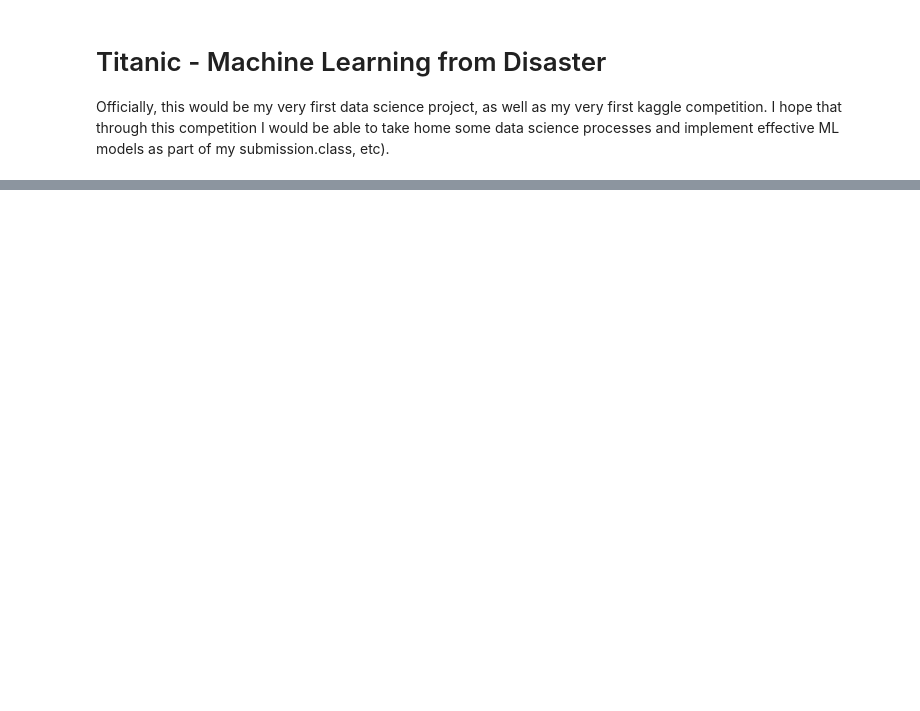
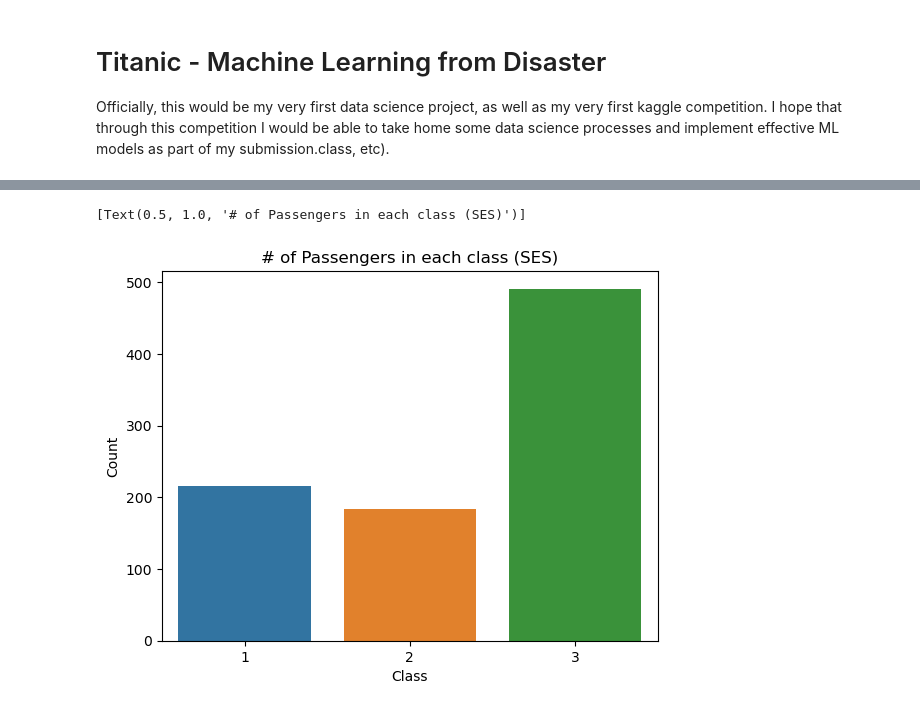
Before and after one commit to Bobblite/kaggle, a Jupyter notebook: titanic/titanic.ipynb, the cells around one changed output, grey strips where cells are left out. Drawn from its saved outputs; the diff is of its cells as text; code cells hidden in the pictures; blank space fills up the shorter version.

Commit message:
Update: EDA till Pclass-Sex survivability.

```diff
--- a/titanic/titanic.ipynb
+++ b/titanic/titanic.ipynb
@@ -50,0 +121,8 @@ train_df
+# %%
+pclass_counts = train_df['Pclass'].value_counts()
+pclass_counts = pclass_counts.reset_index()
+pclass_counts.columns = ['Class', 'Count']
+sns.barplot(data=pclass_counts, x='Class', y='Count').set(title='# of Passengers in each class (SES)')
+# %% [output]
+[Text(0.5, 1.0, '# of Passengers in each class (SES)')]
+[figure, added]
```
Also changed, not shown: parts of 21 cells of this notebook.
